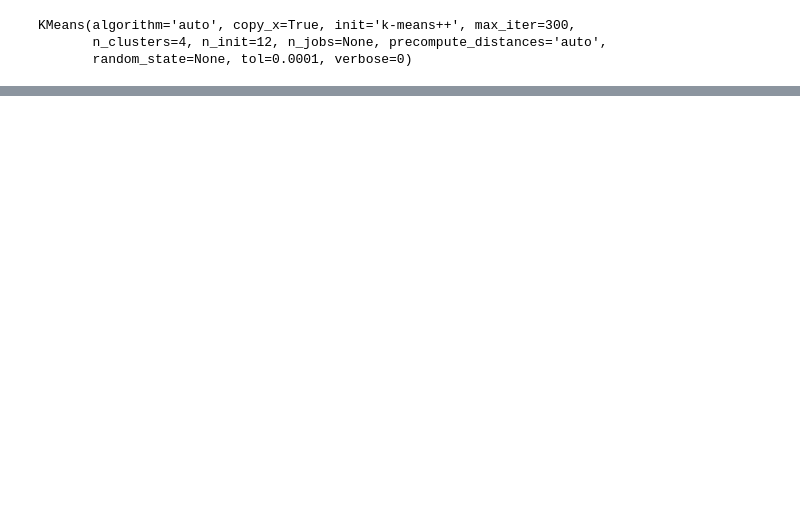
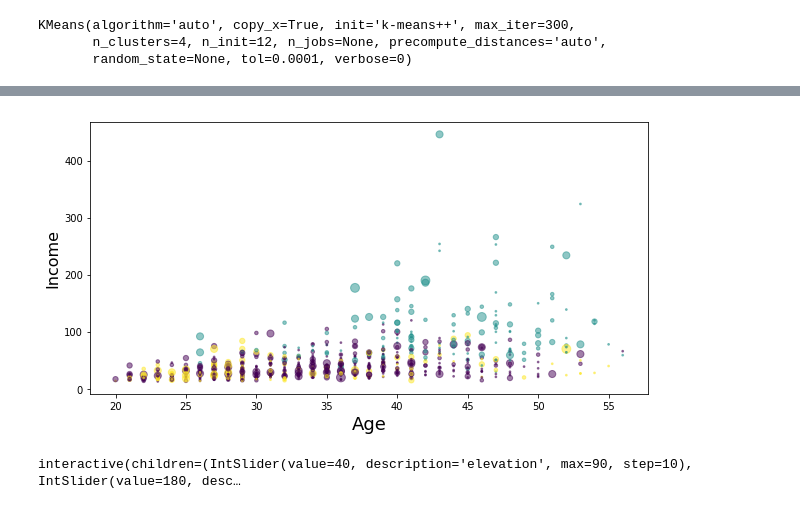
Before and after one commit to amypeniston/data-science-toolbox, a Jupyter notebook: Machine_Learning.ipynb, the cells around one changed output, grey strips where cells are left out. Cells and saved outputs as stored; diff of their text form; code cells hidden in the pictures; blank space fills up the shorter version.

```diff
--- a/Machine_Learning.ipynb
+++ b/Machine_Learning.ipynb
@@ -824,0 +840,4 @@ plt.show()
+# %%
+# Drop Address column because it is non-numerical
+cust_df.drop(columns=["Address"], inplace=True)
+cust_df.head()
@@ -824,0 +851,4 @@ plt.show()
+# %%
+# Extract features of interest
+X = cust_df.values[:,1:]
+X
@@ -824,0 +882,5 @@ plt.show()
+# %%
+# Normalize the dataset
+X = np.nan_to_num(X)
+X_norm = StandardScaler().fit_transform(X)
+X_norm
@@ -824,0 +895,7 @@ plt.show()
+# %%
+# Apply k-means algorithm
+n = 3
+k_means = KMeans(init="k-means++", n_clusters=n, n_init=12)
+k_means.fit(X_norm)
+k_means_labels = k_means.labels_
+k_means_cluster_centers = k_means.cluster_centers_
@@ -824,0 +923,26 @@ plt.show()
+# %%
+# Visualize 2D clusters
+area = np.pi * ( X[:, 1])**2
+plt.scatter(X[:, 0], X[:, 3], s=area, c=k_means_labels.astype(np.float), alpha=0.5)
+plt.xlabel('Age', fontsize=18)
+plt.ylabel('Income', fontsize=16)
+
+plt.show()
+# %% [output]
+[figure, added]
+# %%
+# Visualize 3D clusters
+@interact
+def plot_3d(elevation=(0, 90, 10), azim=(0, 360, 10)):
+    fig = plt.figure(1, figsize=(8, 6))
+    plt.clf()
+    ax = Axes3D(fig, rect=[0, 0, .95, 1], elev=elevation, azim=azim)
+
+    plt.cla()
+    ax.set_xlabel('Education')
+    ax.set_ylabel('Age')
+    ax.set_zlabel('Income')
+
+    ax.scatter(X[:, 1], X[:, 0], X[:, 3], c= k_means_labels.astype(np.float))
+# %% [output]
+interactive(children=(IntSlider(value=40, description='elevation', max=90, step=10), IntSlider(value=180, desc…
```
Also changed, not shown: parts of 14 cells of this notebook, 1 other file.
